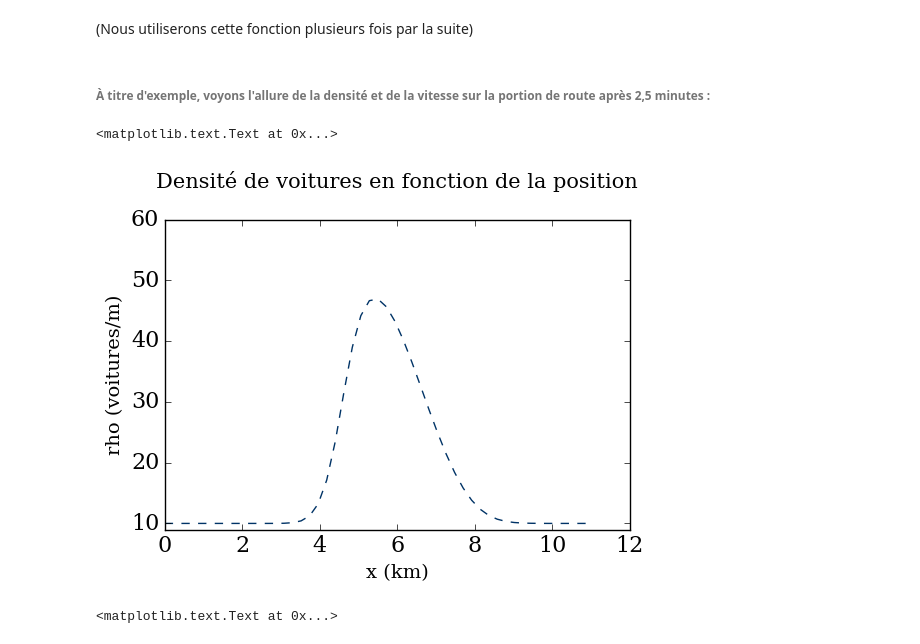
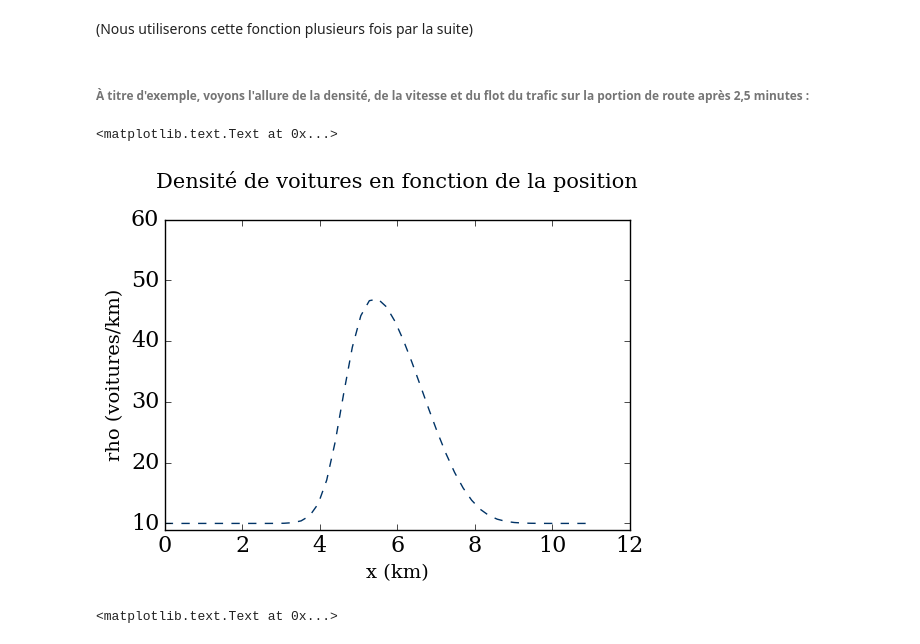
Before and after one commit to CarolineJonas/Module-2---Space-time, a Jupyter notebook: Module2_Final.ipynb, the cells around one changed output. Cells and saved outputs as stored; diff of their text form; code cells hidden in the pictures.

```diff
--- a/Module2_Final.ipynb
+++ b/Module2_Final.ipynb
@@ -85,8 +85,7 @@ def rho(initial,numberstep,bound,vmax):
         rhocopy = rho00.copy()
         rho00[1:] = rhocopy[1:]-dt/dx*(flamb(rhocopy[1:],vmax,rhomax)-flamb(rhocopy[0:-1],vmax,rhomax))
         rho00[0] = bound
-    v=vmax*(1-rho00/rhomax)/3.6
-    u=numpy.array([rho00,v,flamb(rho00,vmax,rhomax)])
+    u=numpy.array([rho00,vmax*(1-rho00/rhomax)/3.6,flamb(rho00,vmax,rhomax)])#on divise la vitesse par 3.6 car la vitesse doit être finalement exprimée en m/s
     return u
 # %% [markdown]
 - $rho$ donnera donc un vecteur $\boldsymbol{u} = (\rho,v,F)$ avec $\rho,v, F$ en positions respectives 0,1 et 2.
@@ -120,14 +119,14 @@ def time(t):
 # %% [markdown]
 (Nous utiliserons cette fonction plusieurs fois par la suite)
 # %% [markdown]
-###### À titre d'exemple, voyons l'allure de la densité et de la vitesse sur la portion de route après 2,5 minutes :
+###### À titre d'exemple, voyons l'allure de la densité, de la vitesse et du flot du trafic sur la portion de route après 2,5 minutes :
 # %%
 pyplot.plot(x,rho(rho0,time(2.5),10,80.0)[0], color='#003366', ls='--', lw=1)
 pyplot.ylim(9.,60.);
 pyplot.xlabel('x (km)', fontsize=14) #x label
-pyplot.ylabel('rho (voitures/m)', fontsize=14) #y label
+pyplot.ylabel('rho (voitures/km)', fontsize=14) #y label
 pyplot.title('Densité de voitures en fonction de la position', y=1.08, fontsize=15)
 # %% [output]
 <matplotlib.text.Text at 0x...>
-[figure, old version]
+[figure, new version]
 # %%
```
Also changed, not shown: parts of 24 cells of this notebook.
